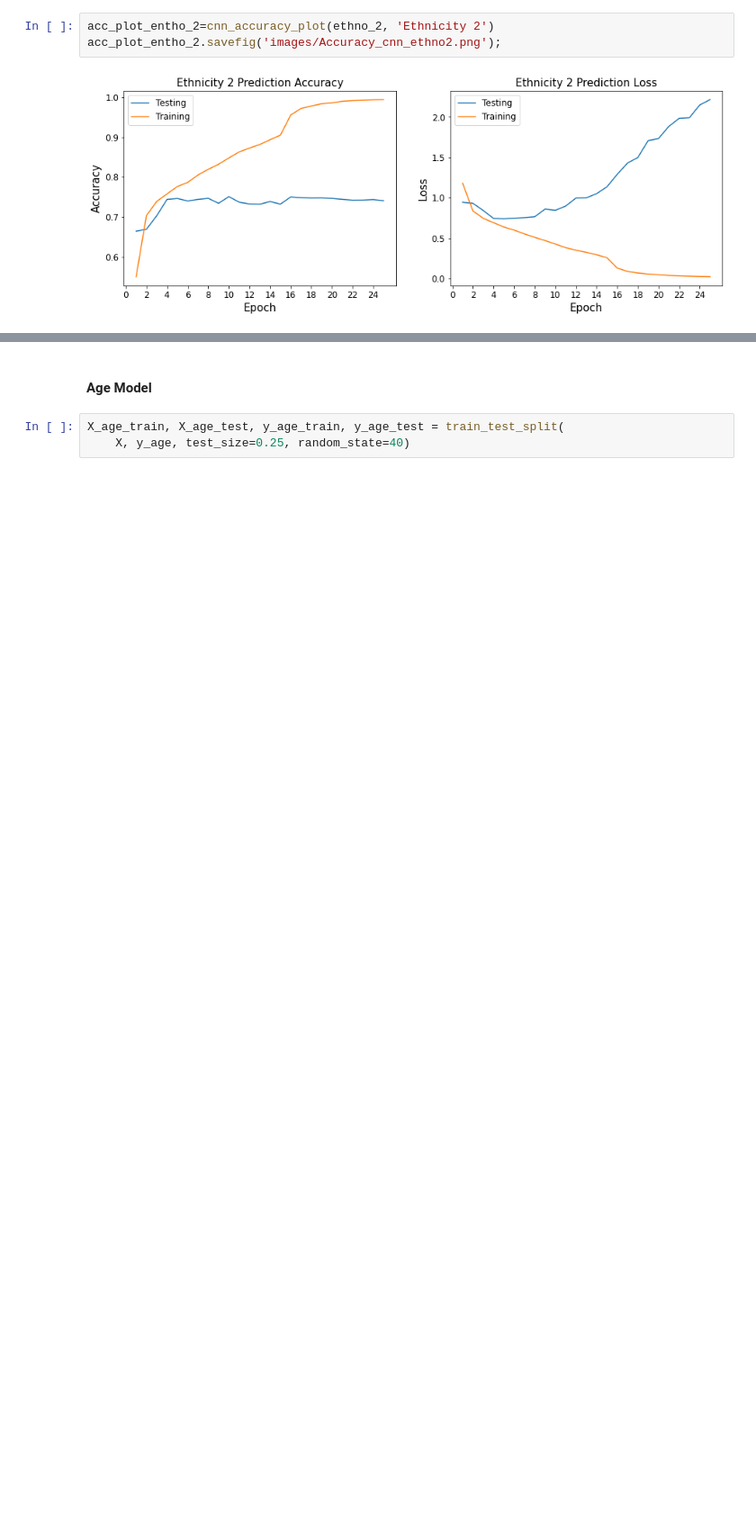
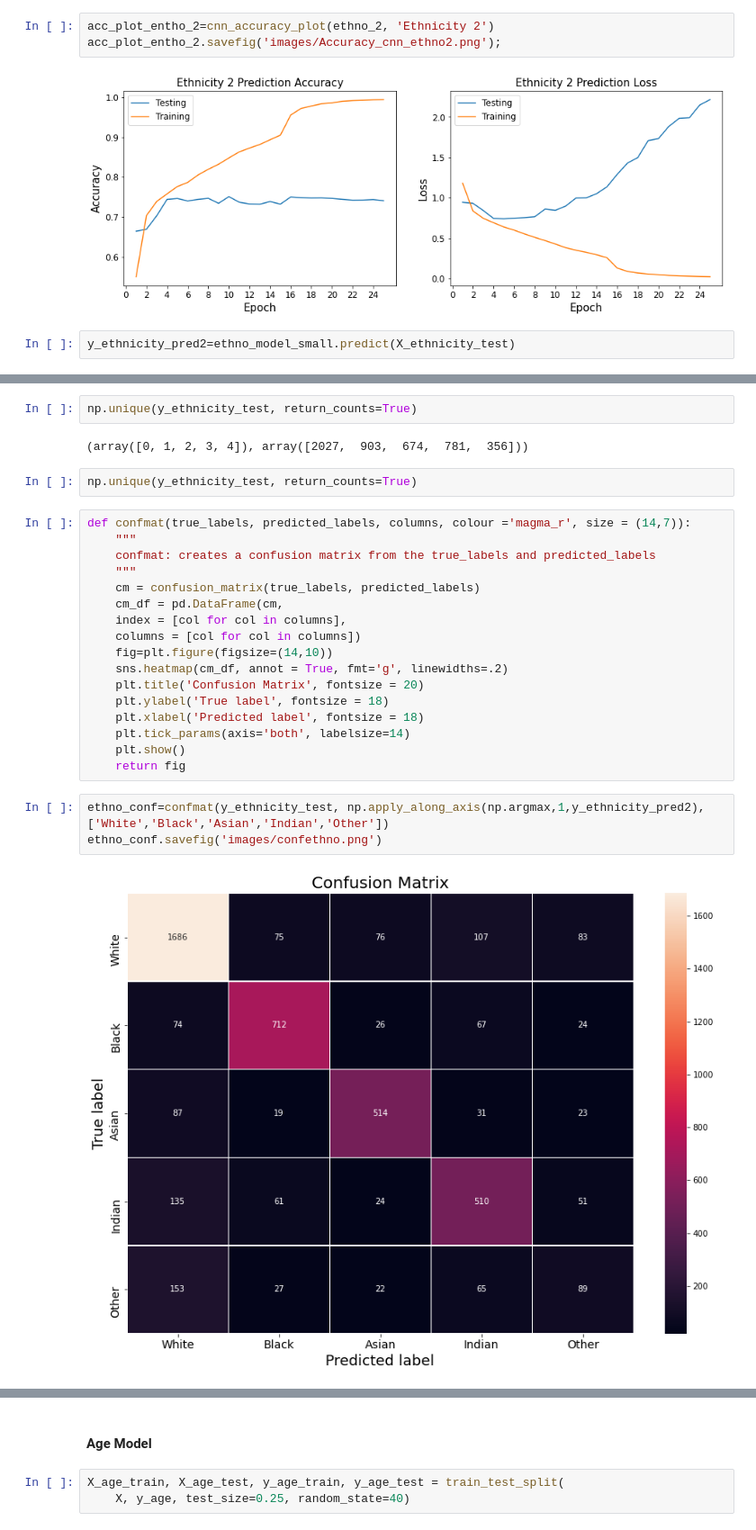
Before and after one commit to aydin-hasanli/age_gender_prediction, a Jupyter notebook: EDA.ipynb, the cells around one changed output, grey strips where cells are left out. Shown at 90% size. Saved outputs shown, nothing was run; the diff lists cells and outputs as text; blank space fills up the shorter version.

Commit message:
added conf matrix to Readme

```diff
--- a/EDA.ipynb
+++ b/EDA.ipynb
@@ -757,3 +775,5 @@ acc_plot_entho_2=cnn_accuracy_plot(ethno_2, 'Ethnicity 2')
 acc_plot_entho_2.savefig('images/Accuracy_cnn_ethno2.png');
 # %% [output]
 [figure]
+# %%
+y_ethnicity_pred2=ethno_model_small.predict(X_ethnicity_test)
@@ -759,0 +798,28 @@ acc_plot_entho_2.savefig('images/Accuracy_cnn_ethno2.png');
+# %%
+np.unique(y_ethnicity_test, return_counts=True)
+# %% [output]
+(array([0, 1, 2, 3, 4]), array([2027,  903,  674,  781,  356]))
+# %%
+np.unique(y_ethnicity_test, return_counts=True)
+# %%
+def confmat(true_labels, predicted_labels, columns, colour ='magma_r', size = (14,7)):
+    """
+    confmat: creates a confusion matrix from the true_labels and predicted_labels
+    """
+    cm = confusion_matrix(true_labels, predicted_labels)
+    cm_df = pd.DataFrame(cm,
+    index = [col for col in columns],
+    columns = [col for col in columns])
+    fig=plt.figure(figsize=(14,10))
+    sns.heatmap(cm_df, annot = True, fmt='g', linewidths=.2)
+    plt.title('Confusion Matrix', fontsize = 20)
+    plt.ylabel('True label', fontsize = 18)
+    plt.xlabel('Predicted label', fontsize = 18)
+    plt.tick_params(axis='both', labelsize=14)
+    plt.show()
+    return fig
+# %%
+ethno_conf=confmat(y_ethnicity_test, np.apply_along_axis(np.argmax,1,y_ethnicity_pred2), ['White','Black','Asian','Indian','Other'])
+ethno_conf.savefig('images/confethno.png')
+# %% [output]
+[figure, added]
```
Also changed, not shown: parts of 9 cells of this notebook, 2 other files.
